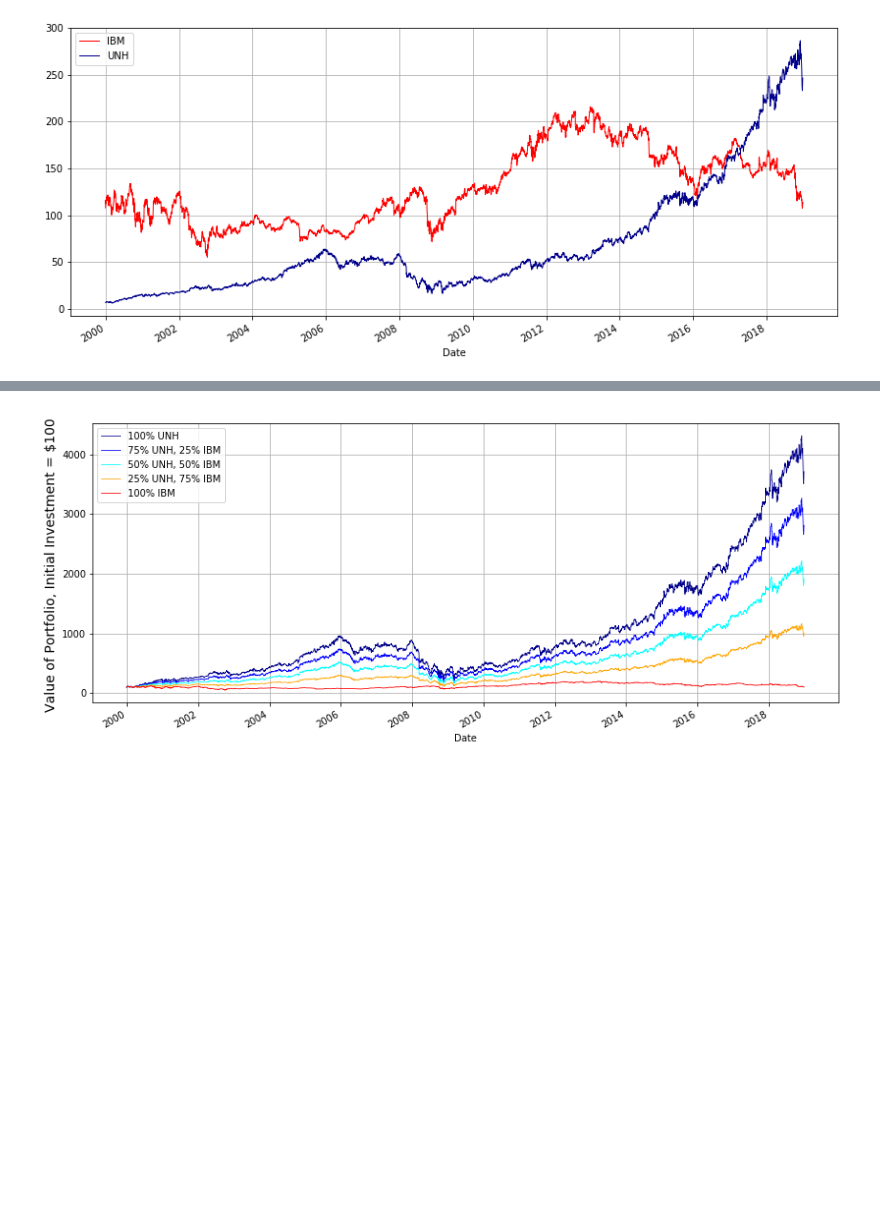
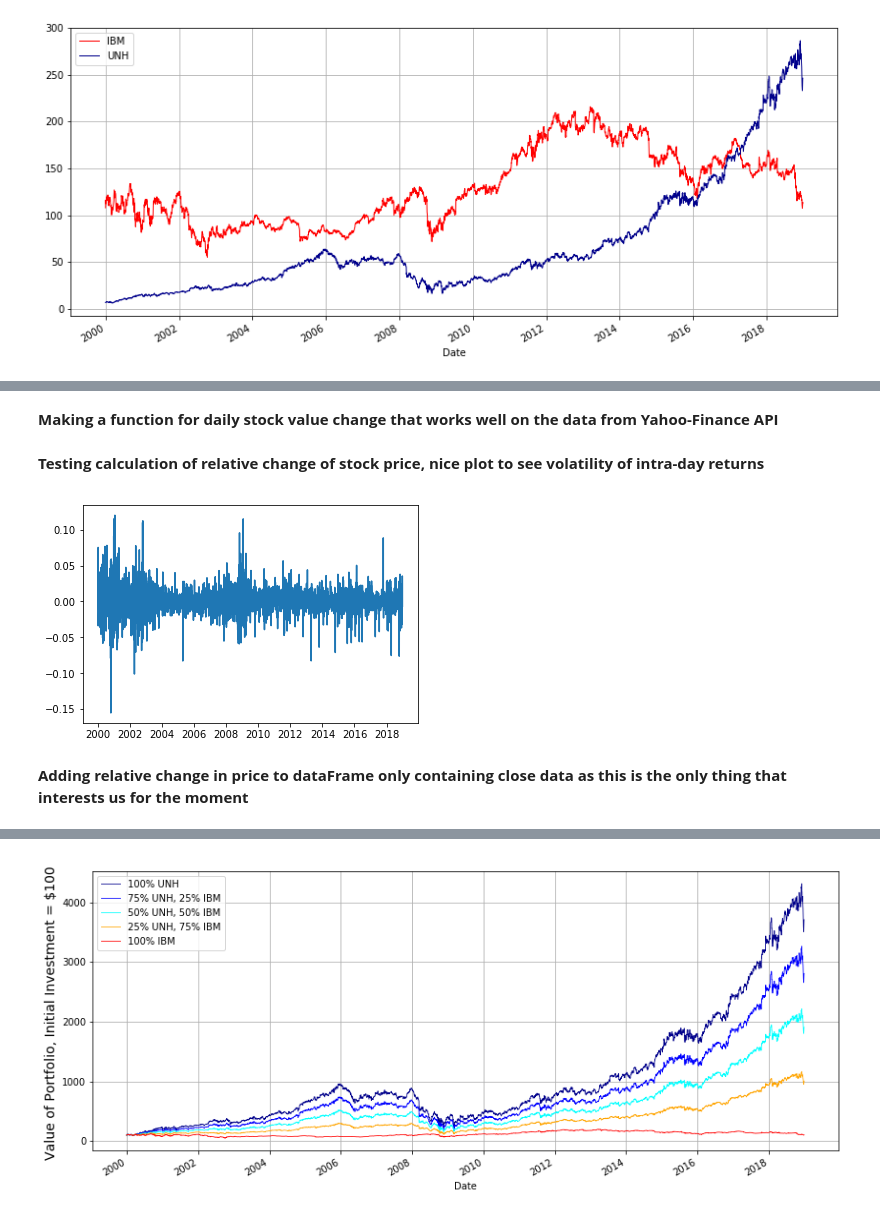
Before and after one commit to raaheim/RiskMeasures, a Jupyter notebook: Exploration.ipynb, the cells around one changed output, grey strips where cells are left out. Cells and saved outputs as stored; diff of their text form; code cells hidden in the pictures; blank space fills up the shorter version.

```diff
--- a/Exploration.ipynb
+++ b/Exploration.ipynb
@@ -155,12 +165,14 @@ yf.pdr_override() # <== that's all it takes :-)
 
 comp1 = "IBM"
 comp2 = "UNH"
+date_debut = "2000-01-01"
+date_fin = "2018-12-30"
 
 # download dataframe
-data = pdr.get_data_yahoo(comp1, start="2000-01-01", end="2018-12-30")
+data = pdr.get_data_yahoo(comp1, start=date_debut, end=date_fin)
 
 # download Panel
-data = pdr.get_data_yahoo([comp1, comp2], start="2000-01-01", end="2018-12-30")
+data = pdr.get_data_yahoo([comp1, comp2], start=date_debut, end=date_fin)
 # %% [output]
 [*********************100%***********************]  1 of 1 downloaded
 [*********************100%***********************]  2 of 2 downloaded
@@ -173,2 +207,17 @@ plt.show()
+# %% [markdown]
+**Making a function for daily stock value change that works well on the data from Yahoo-Finance API**
+# %%
+def calc_changement_relatif(dataClose, debut_moins_1, debut, fin_moins_1, fin):
+    return np.append(0,(dataClose[debut:fin].values - dataClose[debut_moins_1:fin_moins_1].values)
+          /dataClose[debut_moins_1:fin_moins_1].values)
+# %% [markdown]
+**Testing calculation of relative change of stock price, nice plot to see volatility of intra-day returns**
+# %%
+plt.plot(data.index,calc_changement_relatif(data["Close"][comp1],"1999-12-31","2000-01-03","2018-12-27","2018-12-28"))
+plt.show()
+# %% [output]
+[figure, added]
+# %% [markdown]
+**Adding relative change in price to dataFrame only containing close data as this is the only thing that interests us for the moment**
 # %%
 dataClose = data["Close"]
```
Also changed, not shown: parts of 34 cells of this notebook, 7 other files.
